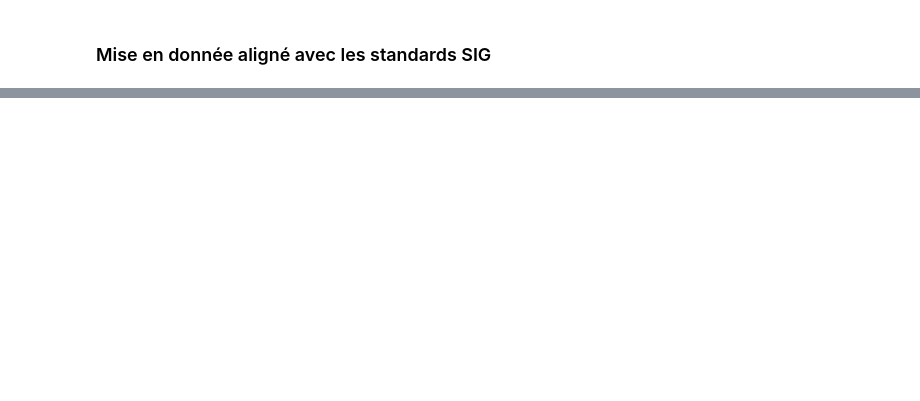
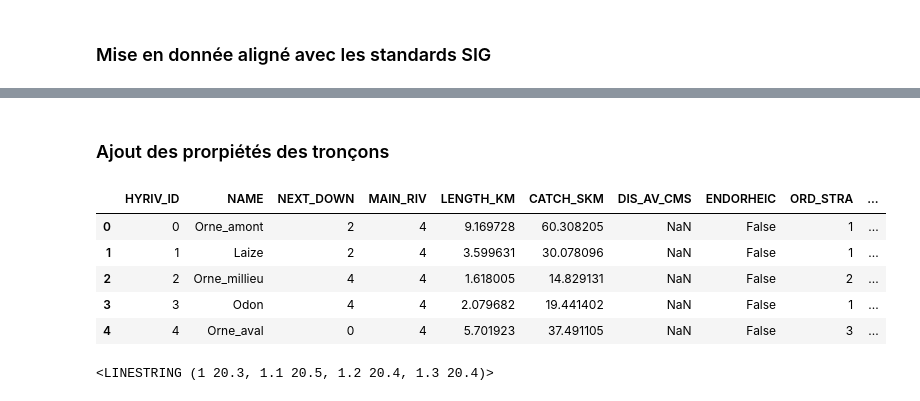
Before and after one commit to arthurleq/Modelisation-hydraulique, a Jupyter notebook: Incertitude/uncertainty.ipynb, the cells around one changed output, grey strips where cells are left out. Saved outputs shown, nothing was run; the diff lists cells and outputs as text; code cells hidden in the pictures; blank space fills up the shorter version.

Commit message:
modif: uncertainty.ipynb, début de l'ajout de la dependance des débits

```diff
--- a/Incertitude/uncertainty.ipynb
+++ b/Incertitude/uncertainty.ipynb
@@ -94,2 +130,65 @@ gdf = pd.DataFrame(columns=["HYRIV_ID",
+# %% [markdown]
+### Ajout des prorpiétés des tronçons
+# %%
+from numpy import random
+for idx in gdf.index:
+    # ID du tronçon
+    gdf.loc[idx, "HYRIV_ID"] = idx
+
+    gdf.loc[idx, "MAIN_RIV"] = 4
+
+    # Longueur du tronçon (en km) : valeur aléatoire entre 1 et 10
+    rand_length = random.uniform(1, 10)
+    gdf.loc[idx, "LENGTH_KM"] = rand_length
+
+    # Superficie du bassin versant local (en km²) : valeur aléatoire entre 5 et 10 fois la longueur du tronçon
+    gdf.loc[idx, "CATCH_SKM"] = rand_length * random.uniform(5, 10)
+
+    gdf.loc[idx, "ENDORHEIC"] = False
+
+# Noms des tronçons (NAME)
+gdf.loc[0, "NAME"] = "Orne_amont"
+gdf.loc[1, "NAME"] = "Laize"
+gdf.loc[2, "NAME"] = "Orne_millieu"
+gdf.loc[3, "NAME"] = "Odon"
+gdf.loc[4, "NAME"] = "Orne_aval"
+
+# Tronçon suivant (NEXT_DOWN)
+gdf.loc[0, "NEXT_DOWN"] = 2
+gdf.loc[1, "NEXT_DOWN"] = 2
+gdf.loc[2, "NEXT_DOWN"] = 4
+gdf.loc[3, "NEXT_DOWN"] = 4
+# Convention pour le tronçon terminal
+gdf.loc[4, "NEXT_DOWN"] = 0
+
+# Ordre de Strahler (ORD_STRA)
+gdf.loc[0, "ORD_STRA"] = 1
+gdf.loc[1, "ORD_STRA"] = 1
+gdf.loc[2, "ORD_STRA"] = 2
+gdf.loc[3, "ORD_STRA"] = 1
+gdf.loc[4, "ORD_STRA"] = 3
+
+
+gdf
+# %% [output]
+|  | HYRIV_ID | NAME | NEXT_DOWN | MAIN_RIV | LENGTH_KM | CATCH_SKM | DIS_AV_CMS | ENDORHEIC | ORD_STRA | ... |
+| 0 | 0 | Orne_amont | 2 | 4 | 9.169728 | 60.308205 | NaN | False | 1 | ... |
+| 1 | 1 | Laize | 2 | 4 | 3.599631 | 30.078096 | NaN | False | 1 | ... |
+| 2 | 2 | Orne_millieu | 4 | 4 | 1.618005 | 14.829131 | NaN | False | 2 | ... |
+| 3 | 3 | Odon | 4 | 4 | 2.079682 | 19.441402 | NaN | False | 1 | ... |
+| 4 | 4 | Orne_aval | 0 | 4 | 5.701923 | 37.491105 | NaN | False | 3 | ... |
 # %%
-# Ajout des prorpiétés des tronçons
+# On ne met pas les géometries dans la dataframe initiale,
+# mais on peut les ajouter ensuite pour créer un GeoDataFrame.
+from shapely.geometry import LineString
+
+trajet = LineString([
+    (1.0, 20.3),
+    (1.1, 20.5),
+    (1.2, 20.4),
+    (1.3, 20.4)
+])
+
+trajet
+# %% [output]
+<LINESTRING (1 20.3, 1.1 20.5, 1.2 20.4, 1.3 20.4)>
```
Also changed, not shown: parts of 7 cells of this notebook.
